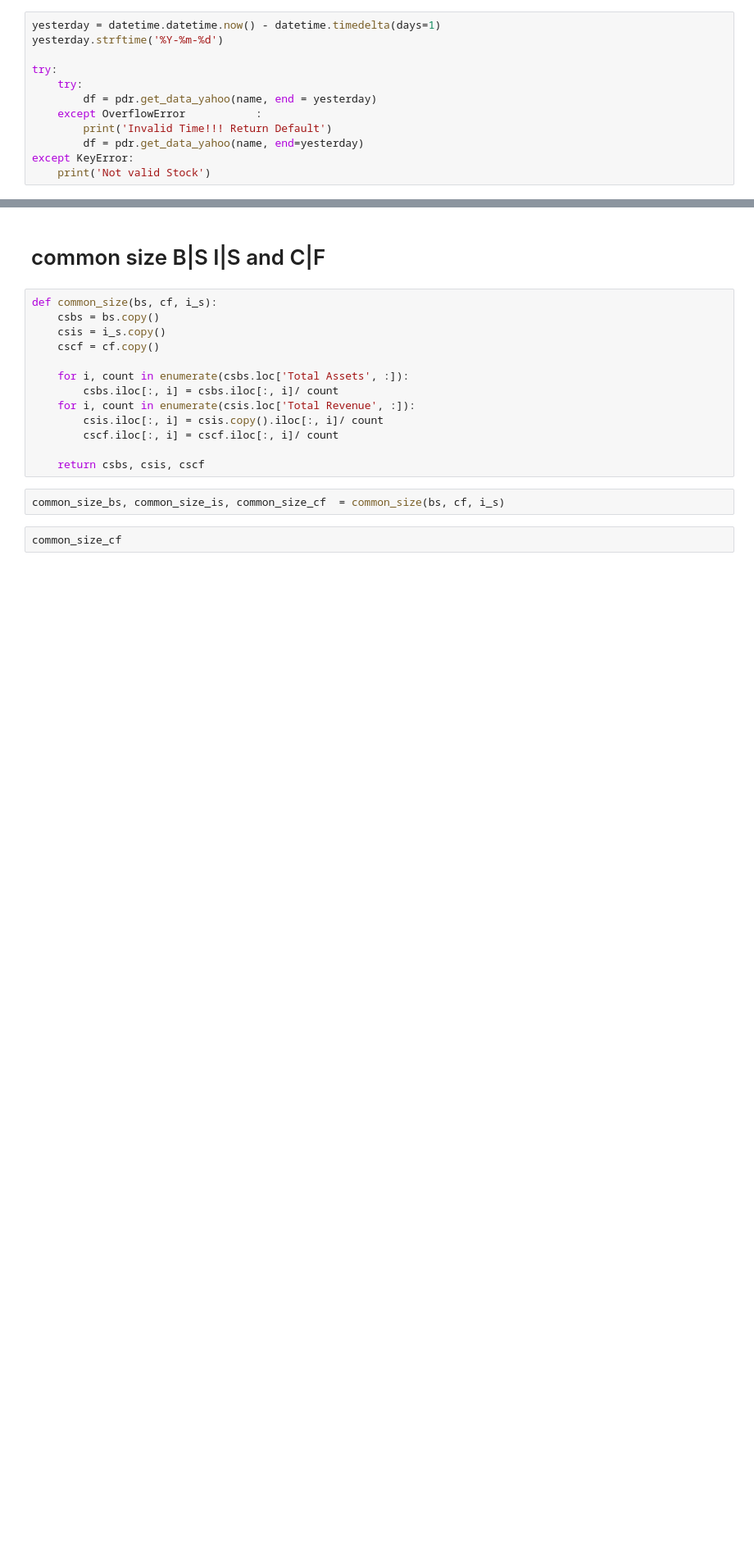
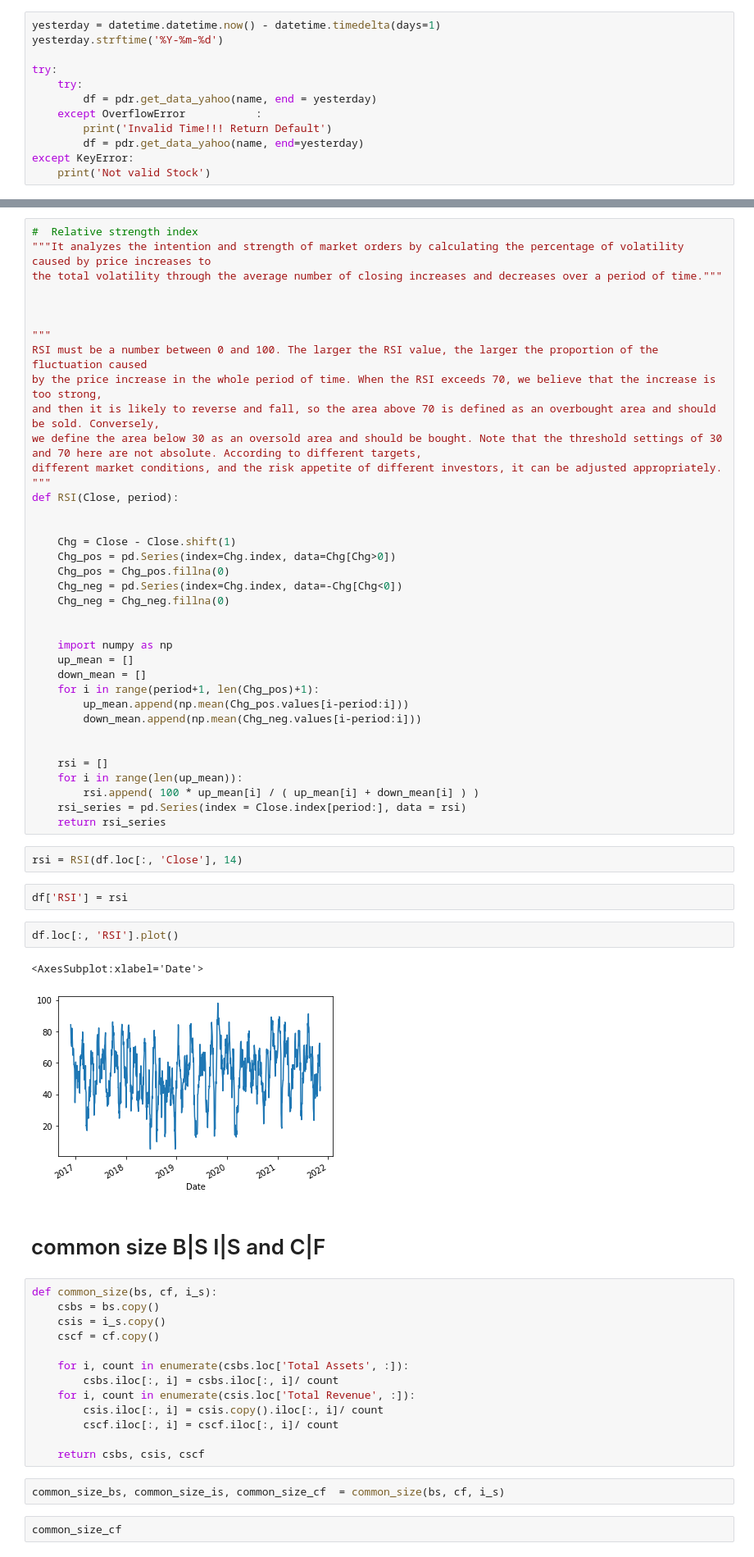
Before and after one commit to jonpage3/stocks_project, a Jupyter notebook: yf.ipynb, the cells around one changed output, grey strips where cells are left out. Shown: that part at 82% size. Cells and saved outputs as stored; diff of their text form; blank space fills up the shorter version.

```diff
--- a/yf.ipynb
+++ b/yf.ipynb
@@ -101,3 +152,49 @@ earning:  113224.02572631836
+# %%
+#  Relative strength index
+"""It analyzes the intention and strength of market orders by calculating the percentage of volatility caused by price increases to
+the total volatility through the average number of closing increases and decreases over a period of time."""
+
+
+
+"""
+RSI must be a number between 0 and 100. The larger the RSI value, the larger the proportion of the fluctuation caused
+by the price increase in the whole period of time. When the RSI exceeds 70, we believe that the increase is too strong,
+and then it is likely to reverse and fall, so the area above 70 is defined as an overbought area and should be sold. Conversely,
+we define the area below 30 as an oversold area and should be bought. Note that the threshold settings of 30 and 70 here are not absolute. According to different targets,
+different market conditions, and the risk appetite of different investors, it can be adjusted appropriately.
+"""
+def RSI(Close, period):
+
+
+    Chg = Close - Close.shift(1)
+    Chg_pos = pd.Series(index=Chg.index, data=Chg[Chg>0])
+    Chg_pos = Chg_pos.fillna(0)
+    Chg_neg = pd.Series(index=Chg.index, data=-Chg[Chg<0])
+    Chg_neg = Chg_neg.fillna(0)
+
+
+    import numpy as np
+    up_mean = []
+    down_mean = []
+    for i in range(period+1, len(Chg_pos)+1):
+        up_mean.append(np.mean(Chg_pos.values[i-period:i]))
+        down_mean.append(np.mean(Chg_neg.values[i-period:i]))
+
+
+    rsi = []
+    for i in range(len(up_mean)):
+        rsi.append( 100 * up_mean[i] / ( up_mean[i] + down_mean[i] ) )
+    rsi_series = pd.Series(index = Close.index[period:], data = rsi)
+    return rsi_series
+# %%
+rsi = RSI(df.loc[:, 'Close'], 14)
+# %%
+df['RSI'] = rsi
+# %%
+df.loc[:, 'RSI'].plot()
+# %% [output]
+<AxesSubplot:xlabel='Date'>
+[figure, added]
 # %% [markdown]
 # common size B|S I|S and C|F
 # %%
```
Also changed, not shown: parts of 33 cells of this notebook.
